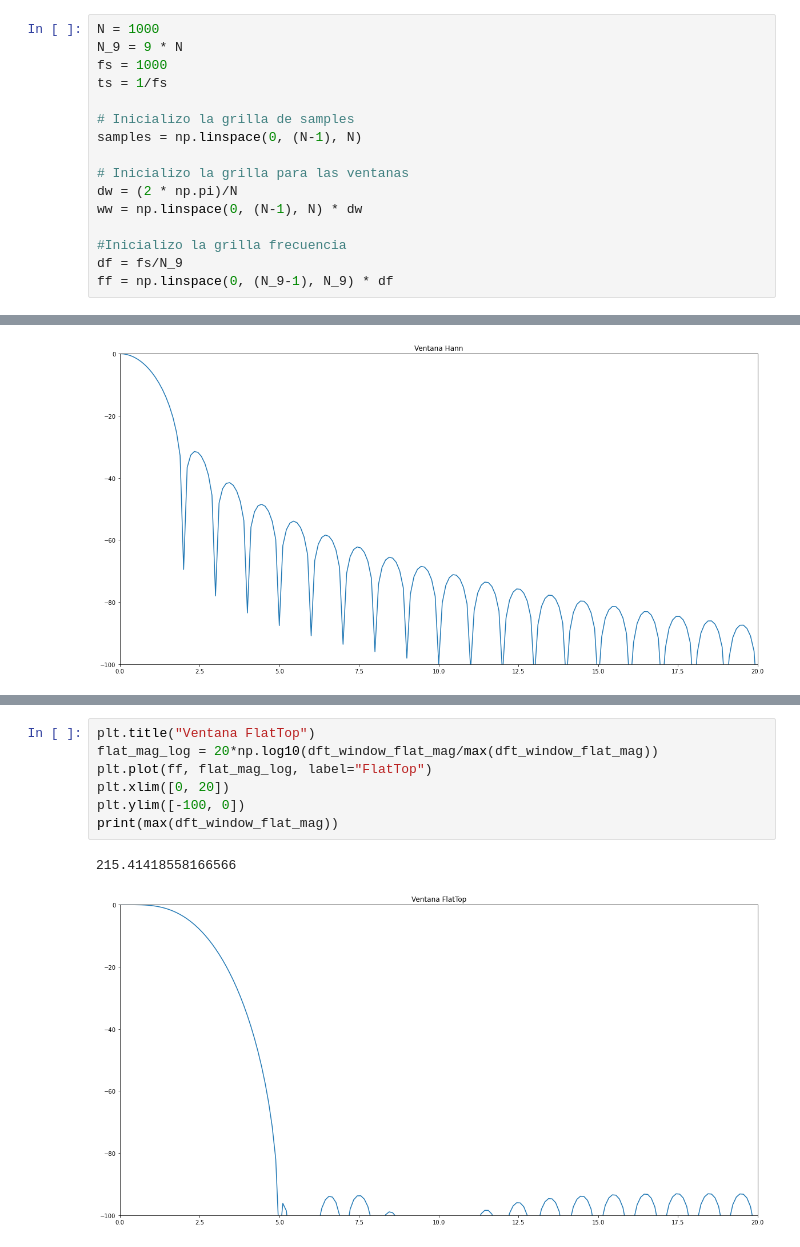
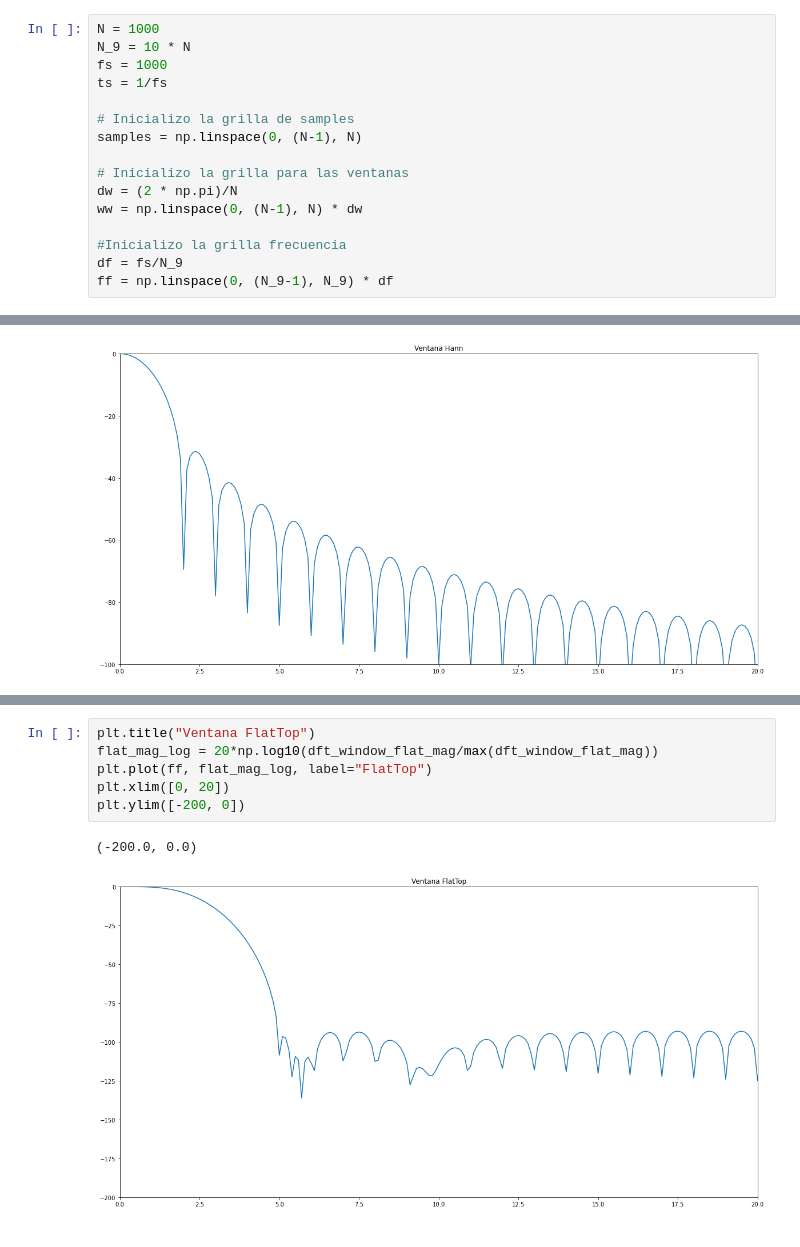
Before and after one commit to SalviaN94/PDS2021, a Jupyter notebook: ventanas_notebook.ipynb, the cells around one changed output, grey strips where cells are left out. Drawn from its saved outputs; the diff is of its cells as text.

```diff
--- a/ventanas_notebook.ipynb
+++ b/ventanas_notebook.ipynb
@@ -47,7 +48,7 @@ def find_nearest(array, value):
     return array[idx]
 # %%
 N = 1000
-N_9 = 9 * N
+N_9 = 10 * N
 fs = 1000
 ts = 1/fs
 
@@ -152,10 +153,9 @@ plt.ylim([-100, 0])
 # %%
 plt.title("Ventana FlatTop")
 flat_mag_log = 20*np.log10(dft_window_flat_mag/max(dft_window_flat_mag))
 plt.plot(ff, flat_mag_log, label="FlatTop")
 plt.xlim([0, 20])
-plt.ylim([-100, 0])
-print(max(dft_window_flat_mag))
+plt.ylim([-200, 0])
 # %% [output]
-215.41418558166566
+(-200.0, 0.0)
-[figure, old version]
+[figure, new version]
```
Also changed, not shown: parts of 6 cells of this notebook.
